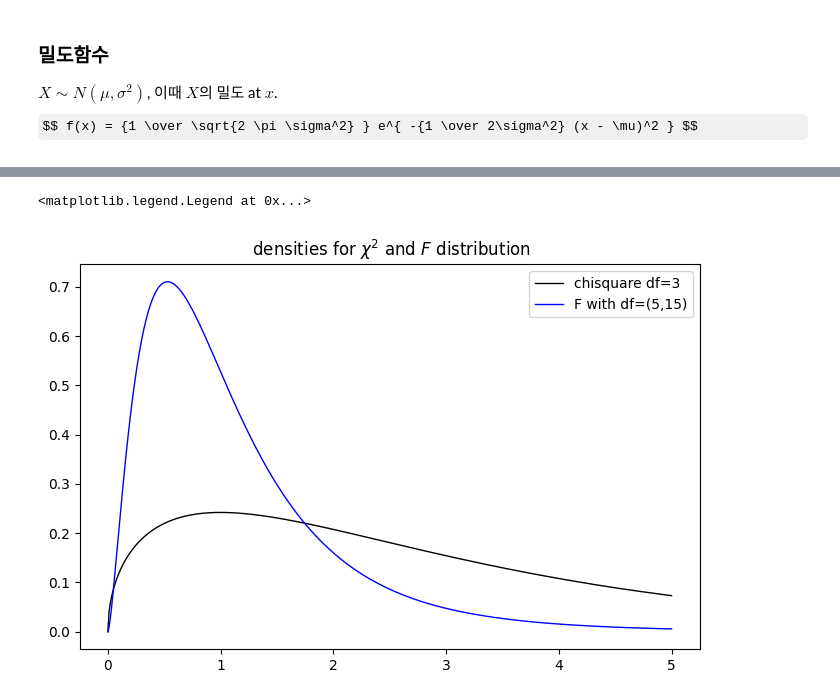
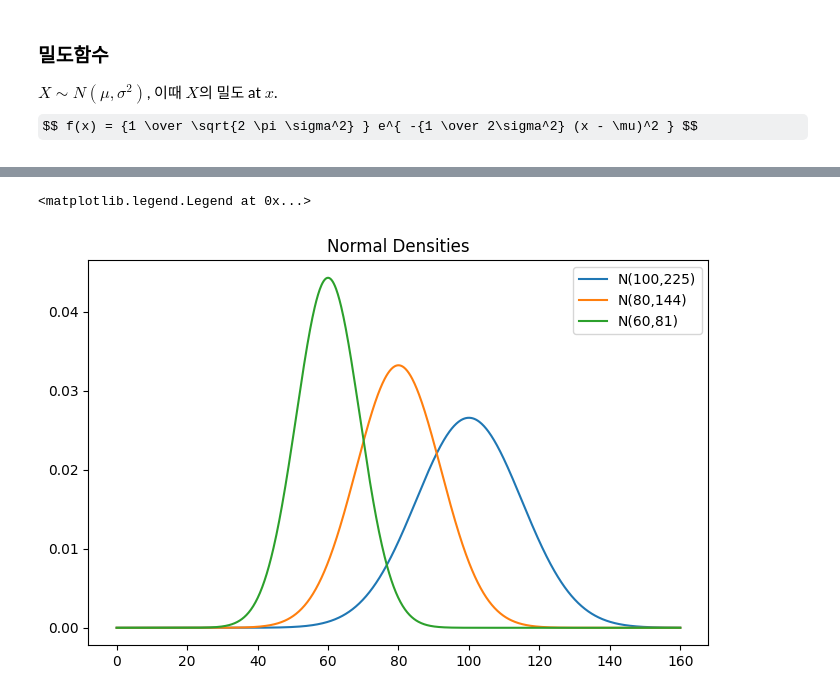
Before and after one commit to bahn28/salad, a Jupyter notebook: a07_3_nor_hist.ipynb, the cells around one changed output, grey strips where cells are left out. Drawn from its saved outputs; the diff is of its cells as text; code cells hidden in the pictures; some formulas as TeX source.

```diff
--- a/a07_3_nor_hist.ipynb
+++ b/a07_3_nor_hist.ipynb
@@ -166,16 +14,0 @@ $ Z\sim N(0,1) , \ K \sim \chi_{df}^2 $
-# %%
-from matplotlib.lines import lineStyles
-
-from scipy.stats import t, chi2, f
-# 예시 데이터 (X축 범위)
-x = np.linspace(-5, 5, 500)
-
-# t-분포 (자유도 10인 경우)
-dof = 5
-y_t = t.pdf(x, df= dof, loc=0, scale=1)
-y = norm.pdf(x, loc= 0, scale= 1)
-
-plt.figure(figsize=(16/2, 10/2))
-plt.plot(x, y , linestyle='--', lw=0.51, color='black')   # density
-plt.plot(x, y_t, lw=1, color='black')   # density
-plt.title(" $ t $, $ Z $ ")
@@ -195,21 +15,21 @@ $ K_1, K_2 $ 서로 독립.
-# %%
-
-from scipy.stats import t, chi2, f
-
-df_k = 3    # 카이제곱 분포 (자유도 4인 경우)
-df_1 = 5    # F-분포 (분자 자유도 5, 분모 자유도 15인 경우)
-df_2 = 15
-
-x_pos = np.linspace(0, 5, 500) # 카이제곱과 F분포는 양수 영역만 존재하므로 별도 지정
-
-y_c = chi2.pdf(x_pos, df=df_k)
-y_f = f.pdf(x_pos, dfn=df_1, dfd=df_2)
-
-plt.figure(figsize=(16/2, 10/2) )
-plt.plot(x_pos, y_c, color='black', lw=1, label=f"chisquare df={df_k}" )   # density
-plt.plot(x_pos, y_f, color='blue', lw=1, label=f"F with df=({df_1},{df_2})")   # density
-plt.title(" densities for $ \\chi^2 $ and $ F $ distribution ")
-plt.legend()
-# %% [output]
-<matplotlib.legend.Legend at 0x...>
-[figure, removed]
+# %%
+# 이런 저런 정규분포의 pdf 생성
+
+mu_s = [100, 80, 60]
+sig_s = [15, 12, 9]
+x_beg = min(mu_s) - 4*max(sig_s)
+x_end = max(mu_s) + 4*max(sig_s)
+x = np.linspace(x_beg, x_end, 1000)
+
+plt.figure(figsize=(16/2, 10/2))     # 황금비 근사.
+
+for mu, sig in zip(mu_s, sig_s):
+  y = norm.pdf(x, loc=mu, scale=sig)
+  plt.plot(x, y, label=f"N({mu},{sig**2})")
+
+#plt.plot(x, y, color='black', label=f"std={sig}")   # density
+plt.title(f'Normal Densities')
+plt.legend()
+# %% [output]
+<matplotlib.legend.Legend at 0x...>
+[figure, added]
```
Also changed, not shown: parts of 14 cells of this notebook.
